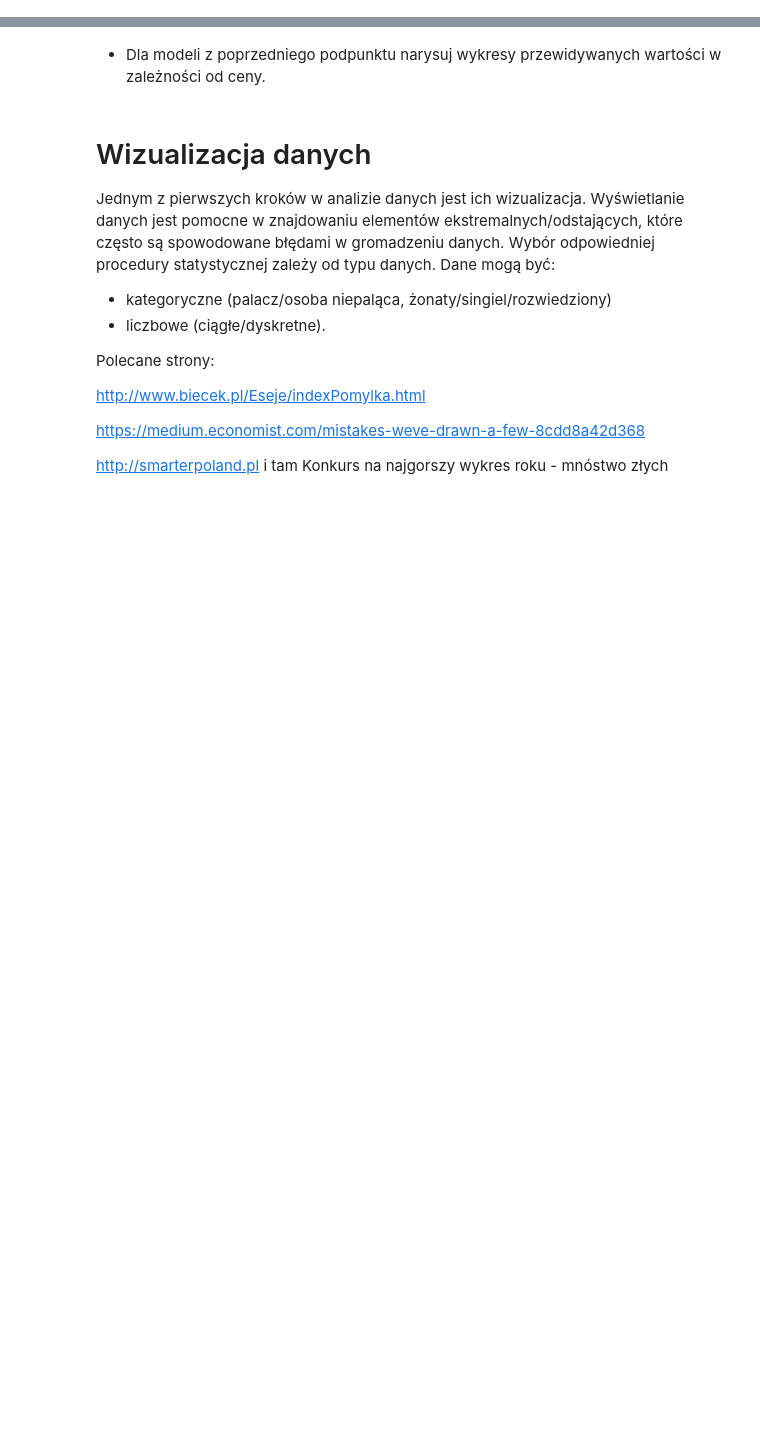
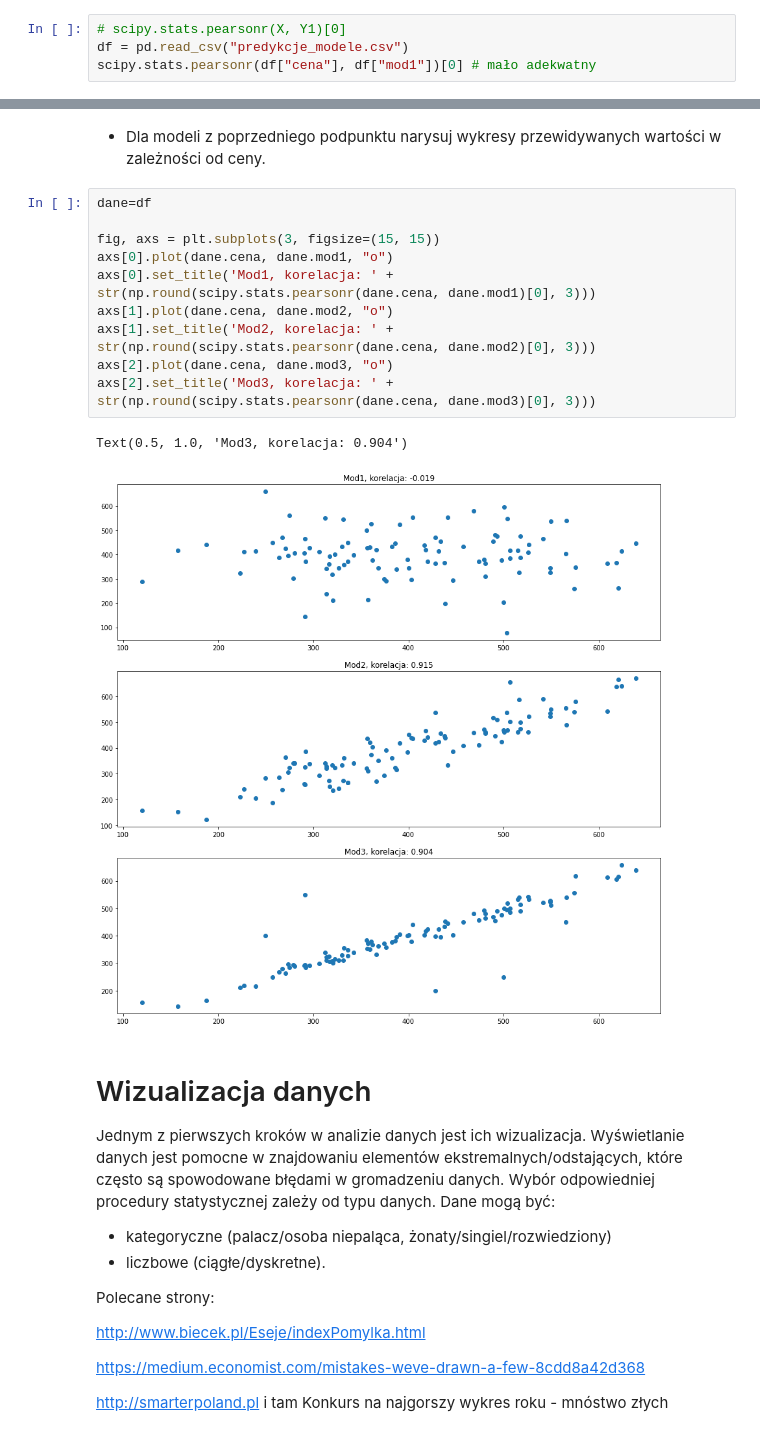
Before and after one commit to MalgosiaL/stat_prob_2020_10, a Jupyter notebook: sobota_lab.ipynb, the cells around one changed output, grey strips where cells are left out. Saved outputs shown, nothing was run; the diff lists cells and outputs as text; blank space fills up the shorter version.

```diff
--- a/sobota_lab.ipynb
+++ b/sobota_lab.ipynb
@@ -255,3 +301,7 @@ for ax in axs.flat:
 W ramce danych `predykcje_modele.csv` znajdują się wartości zmiennej odpowiedzi (cena nieruchomości w tys.) i jej wartości przewidziane przez trzy modele (mod1, mod2, mod3).
 
  - Znajdź model, którego predykcje najmniej odpowiadają rzeczywistym wartościom cen nieruchomości (użyj korelacji Pearsona).
+# %%
+# scipy.stats.pearsonr(X, Y1)[0]
+df = pd.read_csv("predykcje_modele.csv")
+scipy.stats.pearsonr(df["cena"], df["mod1"])[0] # mało adekwatny
@@ -260,5 +344,18 @@ W ramce danych `predykcje_modele.csv` znajdują się wartości zmiennej odpowied
 # %% [markdown]
  -  Dla modeli z poprzedniego podpunktu narysuj wykresy przewidywanych wartości w zależności od ceny.
+# %%
+dane=df
+
+fig, axs = plt.subplots(3, figsize=(15, 15))
+axs[0].plot(dane.cena, dane.mod1, "o")
+axs[0].set_title('Mod1, korelacja: ' + str(np.round(scipy.stats.pearsonr(dane.cena, dane.mod1)[0], 3)))
+axs[1].plot(dane.cena, dane.mod2, "o")
+axs[1].set_title('Mod2, korelacja: ' + str(np.round(scipy.stats.pearsonr(dane.cena, dane.mod2)[0], 3)))
+axs[2].plot(dane.cena, dane.mod3, "o")
+axs[2].set_title('Mod3, korelacja: ' + str(np.round(scipy.stats.pearsonr(dane.cena, dane.mod3)[0], 3)))
+# %% [output]
+Text(0.5, 1.0, 'Mod3, korelacja: 0.904')
+[figure, added]
 # %% [markdown]
 # Wizualizacja danych
 
```
Also changed, not shown: parts of 11 cells of this notebook.
